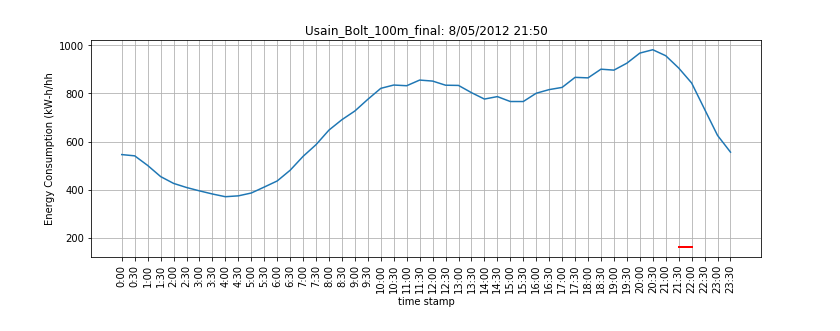
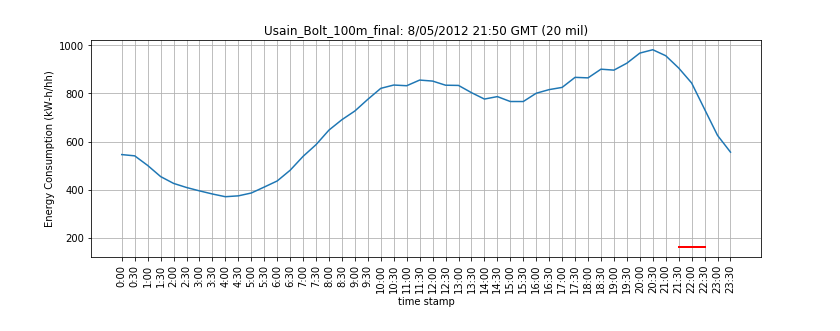
Before and after one commit to group-1-project-1/london-power-analysis, a Jupyter notebook: notebooks/Usain_2012.ipynb, the cells around one changed output. Drawn from its saved outputs; the diff is of its cells as text; code cells hidden in the pictures.

```diff
--- a/notebooks/Usain_2012.ipynb
+++ b/notebooks/Usain_2012.ipynb
@@ -6,4 +8,0 @@ from datetime import datetime
-# %%
-# Read the August 2012 power data from the data folder
-df = pd.read_csv("../data/2012-08-power-survey-london.csv")
-df.head()
@@ -18,31 +8,0 @@ df.head()
-# %%
-#type(df['datetime'][0])
-#date_time_obj = datetime.strptime(df['datetime'][0], "%m/%d/%Y %H:%M")
-
-# Create two functions that will allow us to create data based on the data in each row.
-
-def dayCalc(row):
-    return pd.to_datetime(row['datetime']).day
-
-def tstampCalc(row):
-    return f"{pd.to_datetime(row['datetime']).hour}:{pd.to_datetime(row['datetime']).minute:02}"
-
-# Create new columns for the day of the month and also a column for the time stamp (e.g. 20:30).
-
-df['day'] = df.apply(dayCalc, axis = 1)
-df['tstamp'] = df.apply(tstampCalc, axis = 1)
-# %%
-# Create a plotting function to plot the energy consumption associated with a dataframe.
-
-def eventPlotter(dfx, title, tsb, tse):
-    import matplotlib.pyplot as plt
-    %matplotlib inline
-    plt.figure(figsize=(12,4))
-    plt.plot(dfx["tstamp"],dfx["sigma"])
-    plt.xticks(rotation='vertical')
-    plt.title(title)
-    plt.xlabel("time stamp")
-    plt.ylabel("Energy Consumption (kW-h/hh")
-    plt.grid()
-    plt.plot([tsb, tse], [160, 160], color='r', linestyle='-', linewidth=2)
-    plt.show()
@@ -64,0 +9,4 @@ df_Usain_8_05.head(5)
+# %%
+Usain_8_05 = df.loc[df['day']==5].loc[df['month']==8].loc[df['year']==2012]
+df_Usain_8_05 = Usain_8_05.set_index(Usain_8_05["tstamp"])
+df_Usain_8_05.head(5)
@@ -65,14 +22,14 @@ df_Usain_8_05.head(5)
 # %%
 # Enter details for the Usain Bolt's 100 meter's final which took place on day 8th
 # between 21.50 and 21.55 (approx).
 
 dfevent = df_Usain_8_05
-title   = "Usain_Bolt_100m_final: 8/05/2012 21:50"
+title   = "Usain_Bolt_100m_final: 8/05/2012 21:50 GMT (20 mil)"
 tsb     = '21:30'
-tse     = '22:00'
+tse     = '22:30'
 
 # Plot the day's energy consumption.
 
 eventPlotter(dfevent, title, tsb, tse)
 # %% [output]
-[figure, old version]
+[figure, new version]
```
Also changed, not shown: parts of 5 cells of this notebook, 1 other file.
